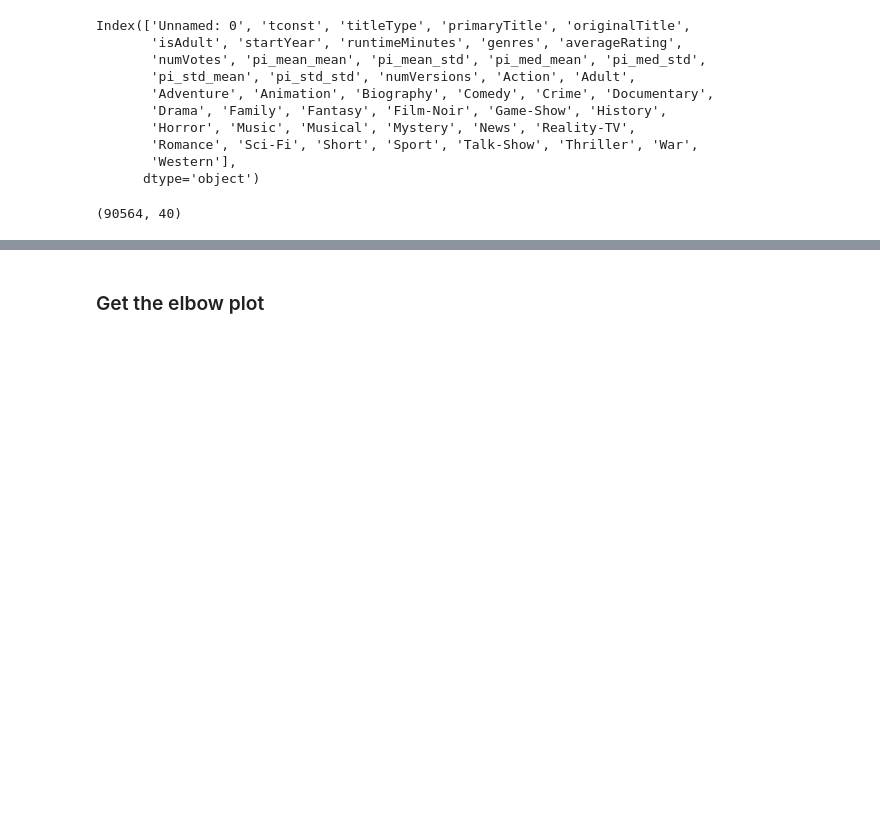
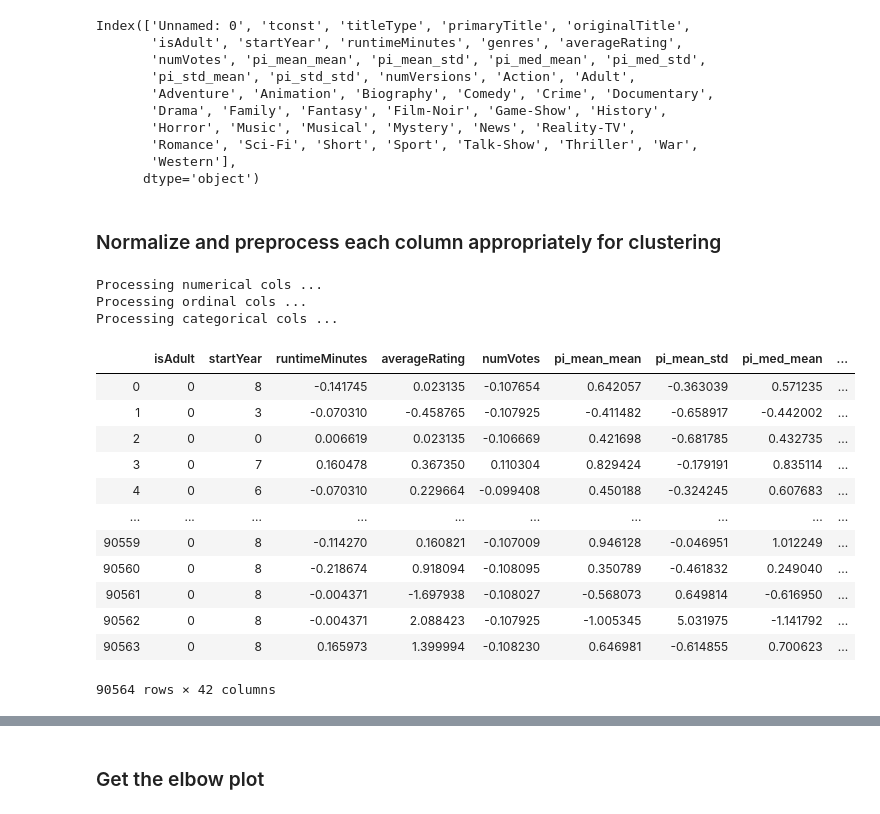
Before and after one commit to kedarbartake98/IMDB_movie_rating_prediction, a Jupyter notebook: notebooks/Data Sampling.ipynb, the cells around one changed output, grey strips where cells are left out. Cells and saved outputs as stored; diff of their text form; code cells hidden in the pictures; blank space fills up the shorter version.

Commit message:
Data Sampling methodology and preprocessing object

```diff
--- a/notebooks/Data Sampling.ipynb
+++ b/notebooks/Data Sampling.ipynb
@@ -70,28 +68,12 @@ Index(['Unnamed: 0', 'tconst', 'titleType', 'primaryTitle', 'originalTitle',
 # %%
 # Take the columns that are of interest for clustering
 
-# clustering_cols = ['titleType', \
-#                    'isAdult', 'startYear', 'runtimeMinutes', 'averageRating',\
-#                    'numVotes', 'pi_mean_mean', 'pi_mean_std', 'pi_med_mean', 'pi_med_std',\
-#                    'pi_std_mean', 'pi_std_std', 'numVersions', 'Action', 'Adult',\
-#                    'Adventure', 'Animation', 'Biography', 'Comedy', 'Crime', 'Documentary',\
-#                    'Drama', 'Family', 'Fantasy', 'Film-Noir', 'Game-Show', 'History',\
-#                    'Horror', 'Music', 'Musical', 'Mystery', 'News', 'Reality-TV',\
-#                    'Romance', 'Sci-Fi', 'Short', 'Sport', 'Talk-Show', 'Thriller', 'War','Western']
-
-
-clustering_cols = [ \
-                   'isAdult', 'startYear', 'runtimeMinutes', 'averageRating',\
+clustering_cols = [ 'titleType', 'isAdult', 'startYear', 'runtimeMinutes', 'averageRating',\
                    'numVotes', 'pi_mean_mean', 'pi_mean_std', 'pi_med_mean', 'pi_med_std',\
                    'pi_std_mean', 'pi_std_std', 'numVersions', 'Action', 'Adult',\
                    'Adventure', 'Animation', 'Biography', 'Comedy', 'Crime', 'Documentary',\
                    'Drama', 'Family', 'Fantasy', 'Film-Noir', 'Game-Show', 'History',\
                    'Horror', 'Music', 'Musical', 'Mystery', 'News', 'Reality-TV',\
                    'Romance', 'Sci-Fi', 'Short', 'Sport', 'Talk-Show', 'Thriller', 'War','Western']
-
-# Get numpy array of features in shape : (num_samples, num_features)
-cluster_features_array = movies_df[clustering_cols].values
-
-print(cluster_features_array.shape)
-# %% [output]
-(90564, 40)
+# %% [markdown]
+### Normalize and preprocess each column appropriately for clustering
@@ -97,0 +90,56 @@ print(cluster_features_array.shape)
+# %%
+# Apply standard normalization to numerical cols and labelencoding to categorical cols
+
+def norm_preprocess(data,
+                    numerical_cols=None,
+                    categorical_cols=None,
+                    ordinal_cols=None):
+    '''
+    Normalize and preprocess cols according to their variabletype
+    '''
+    if numerical_cols:
+        print("Processing numerical cols ...")
+        data.loc[:, numerical_cols] = StandardScaler().fit_transform(data[numerical_cols])
+
+    if ordinal_cols:
+        print("Processing ordinal cols ...")
+        data.loc[:, ordinal_cols] = OrdinalEncoder().fit_transform(data[ordinal_cols]).astype(int)
+
+    if categorical_cols:
+        print("Processing categorical cols ...")
+        for col in tqdm(categorical_cols):
+
+            encoder = OneHotEncoder(sparse=False)
+            encoder.fit(data[[col]])
+            transformed = encoder.transform(data[col].values.reshape(-1,1))
+            classes = encoder.categories_
+
+            transformed_df = pd.DataFrame(data=transformed.astype(int), columns=list(classes[0]))
+            data = pd.concat([data, transformed_df], axis=1)
+            del data[col]
+
+    return data
+# %%
+clustering_df = norm_preprocess(clustering_df,
+                                numerical_cols=numerical_cols,
+                                categorical_cols=categorical_cols,
+                                ordinal_cols=ordinal_cols)
+
+clustering_df
+# %% [output]
+Processing numerical cols ...
+Processing ordinal cols ...
+Processing categorical cols ...
+|  | isAdult | startYear | runtimeMinutes | averageRating | numVotes | pi_mean_mean | pi_mean_std | pi_med_mean | ... |
+| 0 | 0 | 8 | -0.141745 | 0.023135 | -0.107654 | 0.642057 | -0.363039 | 0.571235 | ... |
+| 1 | 0 | 3 | -0.070310 | -0.458765 | -0.107925 | -0.411482 | -0.658917 | -0.442002 | ... |
+| 2 | 0 | 0 | 0.006619 | 0.023135 | -0.106669 | 0.421698 | -0.681785 | 0.432735 | ... |
+| 3 | 0 | 7 | 0.160478 | 0.367350 | 0.110304 | 0.829424 | -0.179191 | 0.835114 | ... |
+| 4 | 0 | 6 | -0.070310 | 0.229664 | -0.099408 | 0.450188 | -0.324245 | 0.607683 | ... |
+| ... | ... | ... | ... | ... | ... | ... | ... | ... | ... |
+| 90559 | 0 | 8 | -0.114270 | 0.160821 | -0.107009 | 0.946128 | -0.046951 | 1.012249 | ... |
+| 90560 | 0 | 8 | -0.218674 | 0.918094 | -0.108095 | 0.350789 | -0.461832 | 0.249040 | ... |
+| 90561 | 0 | 8 | -0.004371 | -1.697938 | -0.108027 | -0.568073 | 0.649814 | -0.616950 | ... |
+| 90562 | 0 | 8 | -0.004371 | 2.088423 | -0.107925 | -1.005345 | 5.031975 | -1.141792 | ... |
+| 90563 | 0 | 8 | 0.165973 | 1.399994 | -0.108230 | 0.646981 | -0.614855 | 0.700623 | ... |
+90564 rows × 42 columns
```
Also changed, not shown: parts of 18 cells of this notebook.
